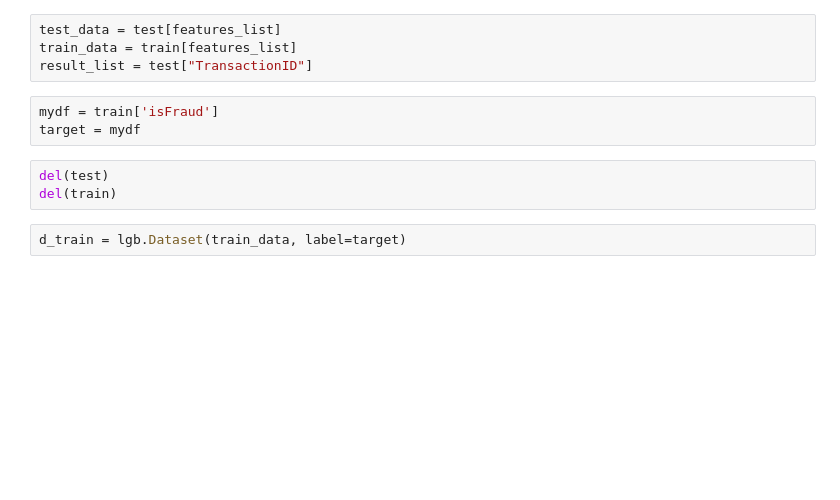
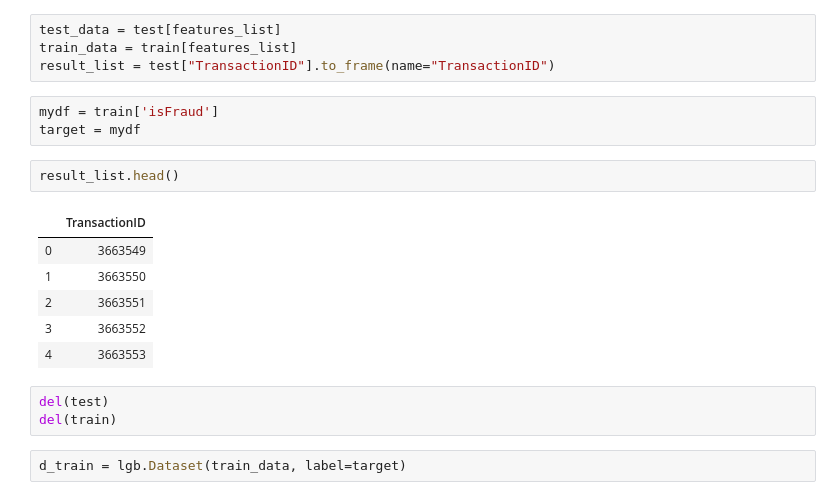
Before and after one commit to Silfer4560/CZ4041_MachineLearning, a Jupyter notebook: Untitled.ipynb, the cells around one changed output. Saved outputs shown, nothing was run; the diff lists cells and outputs as text; blank space fills up the shorter version.

```diff
--- a/Untitled.ipynb
+++ b/Untitled.ipynb
@@ -81,10 +81,19 @@ Mem. usage decreased to 372.56 Mb (72.8% reduction)
 # %%
 test_data = test[features_list]
 train_data = train[features_list]
-result_list = test["TransactionID"]
+result_list = test["TransactionID"].to_frame(name="TransactionID")
 # %%
 mydf = train['isFraud']
 target = mydf
+# %%
+result_list.head()
+# %% [output]
+|  | TransactionID |
+| 0 | 3663549 |
+| 1 | 3663550 |
+| 2 | 3663551 |
+| 3 | 3663552 |
+| 4 | 3663553 |
 # %%
 del(test)
 del(train)
```
Also changed, not shown: parts of 7 cells of this notebook.
